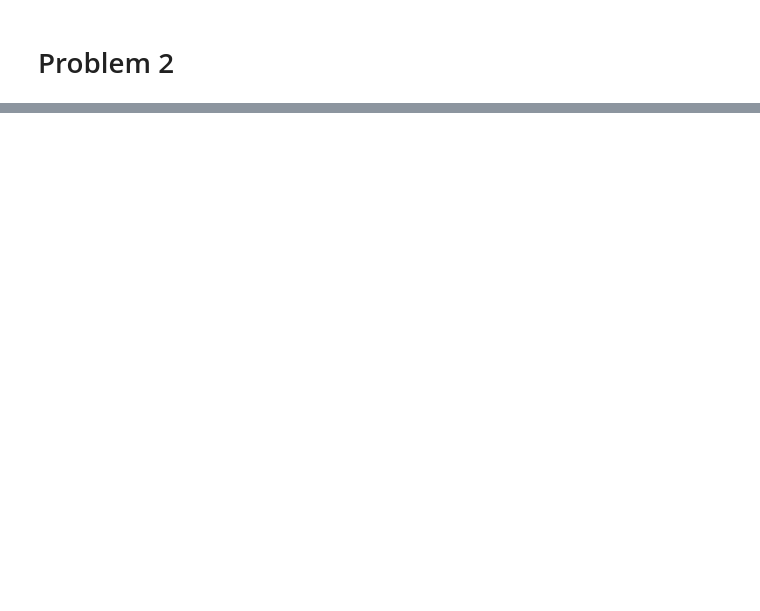
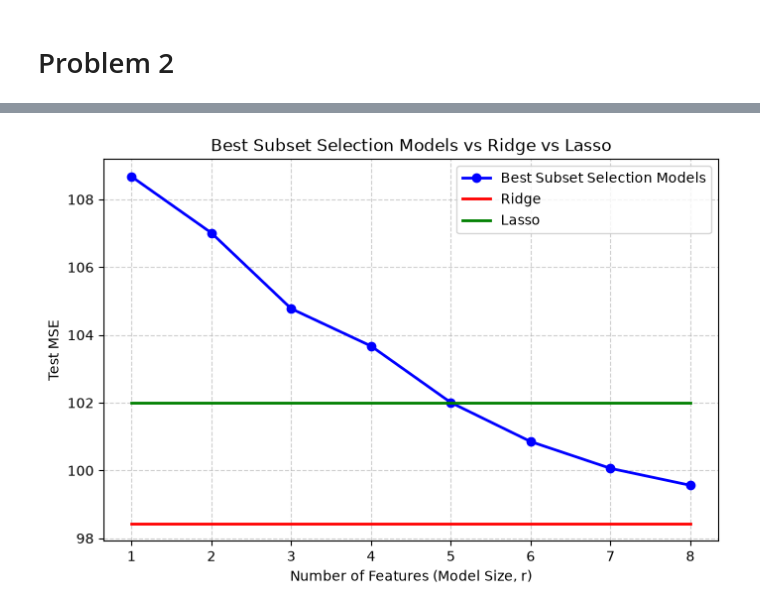
Before and after one commit to davidgraymi/CS598-PSL-MP2, a Jupyter notebook: main.ipynb, the cells around one changed output, grey strips where cells are left out. Cells and saved outputs as stored; diff of their text form; code cells hidden in the pictures; blank space fills up the shorter version.

```diff
--- a/main.ipynb
+++ b/main.ipynb
@@ -319,0 +392,20 @@ Model size: 8, Train MSE: 97.1217, Test MSE: 102.5142
+# %%
+X_test_scaled = scaler.transform(X_test)
+ridge_preds = rcv.predict(X_test_scaled)
+ridge_mse = mean_squared_error(y_test, ridge_preds)
+lasso_preds = lcv.predict(X_test)
+lasso_mse = mean_squared_error(y_test, lasso_preds)
+
+plt.figure(figsize=(8, 5))
+plt.plot(model_sizes, pipes['test_mse'], marker='o', linestyle='-', color='b', linewidth=2, label='Best Subset Selection Models')
+plt.plot(model_sizes, [ridge_mse for i in model_sizes], linestyle='-', color='r', linewidth=2, label='Ridge')
+plt.plot(model_sizes, [lasso_mse for i in model_sizes], linestyle='-', color='g', linewidth=2, label='Lasso')
+
+plt.title('Best Subset Selection Models vs Ridge vs Lasso')
+plt.xlabel('Number of Features (Model Size, r)')
+plt.ylabel('Test MSE')
+plt.grid(True, linestyle='--', alpha=0.6)
+plt.legend()
+plt.show()
+# %% [output]
+[figure, added]
```
Also changed, not shown: parts of 15 cells of this notebook.
